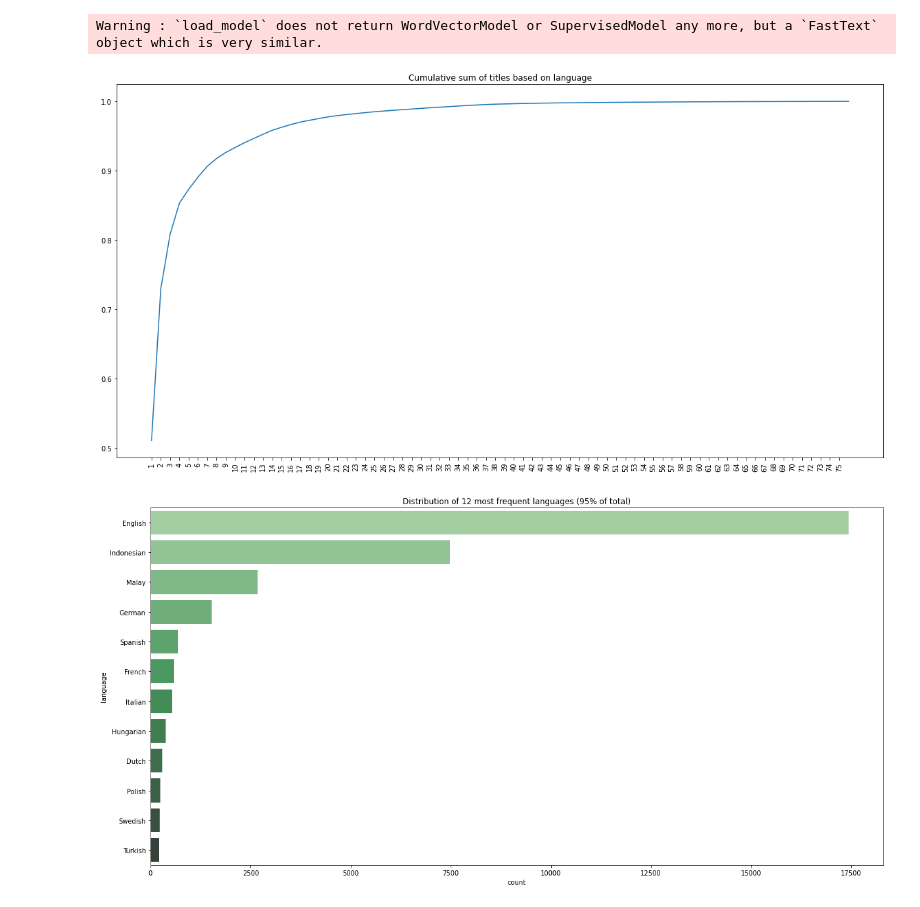
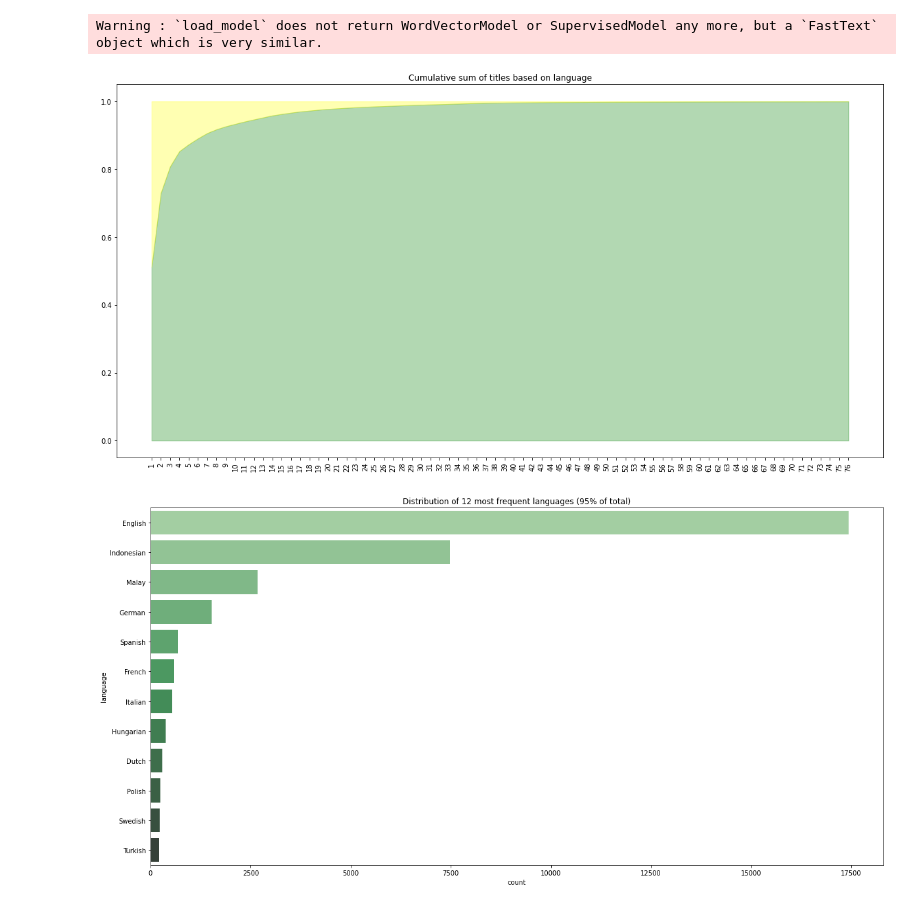
Before and after one commit to DenisioMytnysiano/Shopee-2021-Competition, a Jupyter notebook: notebooks/eda-text.ipynb, the cells around one changed output. Saved outputs shown, nothing was run; the diff lists cells and outputs as text; code cells hidden in the pictures.

Commit message:
Updated visualizations. Moved cleaning into separate column in dataframe.

```diff
--- a/notebooks/eda-text.ipynb
+++ b/notebooks/eda-text.ipynb
@@ -74,15 +72,20 @@ plt.show()
 # %% [markdown]
 # Text cleaning
 # %%
-data["title"] = data["title"].str.lower()
-data["title"] = data["title"].str.replace(r"[^\w\s]", "", regex=True)
-data["title"] = data["title"].str.replace(r"\s+$", "", regex=True)
-data["title"] = data["title"].str.replace(r"x\d+$", "", regex=True)
-data["title"] = data["title"].str.replace(r"\W*\b\w{1,3}\b", "", regex=True)
+data["cleaned_title"] = data["title"].str.lower()
+data["cleaned_title"] = data["cleaned_title"] \
+                        .str.replace(r"[^\w\s]", "", regex=True)
+data["cleaned_title"] = data["title"] \
+                        .str.replace(r"\s+$", "", regex=True)
+data["cleaned_title"] = data["cleaned_title"] \
+                        .str.replace(r"x\d+$", "", regex=True)
+data["cleaned_title"] = data["cleaned_title"] \
+                        .str.replace(r"\W*\b\w{1,3}\b", "", regex=True)
 # %% [markdown]
 # Distribution of title length (words)
 # %%
-data["title_length_words"] = data["title"].map(lambda x: len(x.split()))
+data["title_length_words"] = data["cleaned_title"] \
+                            .map(lambda x: len(x.split()))
 p_value = normaltest(data["title_length_words"])[1]
 plt.figure(figsize=(20, 10))
 plt.title(
@@ -99,7 +102,7 @@ plt.show()
 # Language detection
 # %%
 fmodel = fasttext.load_model(PATH_TO_FASTTEXT_MODEL)
-languages = fmodel.predict(data["title"].tolist())[0]
+languages = fmodel.predict(data["cleaned_title"].tolist())[0]
 data["language"] = np.reshape(languages, -1)
 data["language"] = data["language"].str.replace("__label__", "")
 data["language"] = data["language"].map(
@@ -110,13 +113,15 @@ Warning : `load_model` does not return WordVectorModel or SupervisedModel any mo
 # %%
 counts = data["language"].value_counts()
 sums = np.cumsum(counts.values) / np.sum(counts.values)
+xs = range(1, len(sums) + 1)
 plt.figure(figsize=(20, 10))
 plt.title("Cumulative sum of titles based on language")
-sns.lineplot(x=range(1, len(sums) + 1), y=sums)
-plt.xticks(range(1, len(sums + 1)), rotation=90)
+plt.fill_between(xs, sums, color="green", alpha=0.3)
+plt.fill_between(xs, sums, 1, color="yellow", alpha=0.3)
+plt.xticks(xs, rotation=90)
 plt.show()
 # %% [output]
-[figure, old version]
+[figure, new version]
 # %%
 top_n = (sums < 0.95).sum()
 plt.figure(figsize=(20, 10))
```
Also changed, not shown: parts of 3 cells of this notebook.
